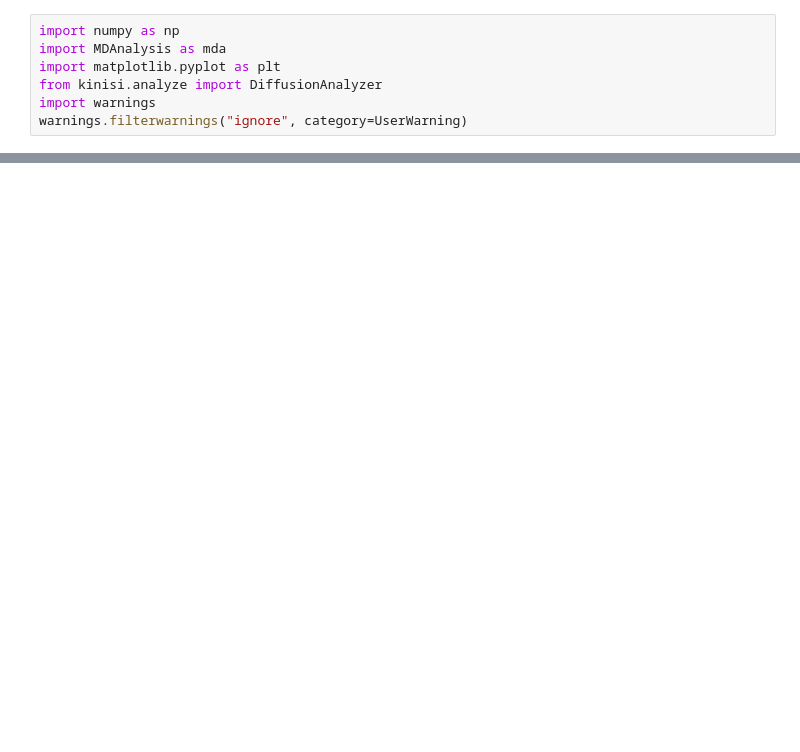
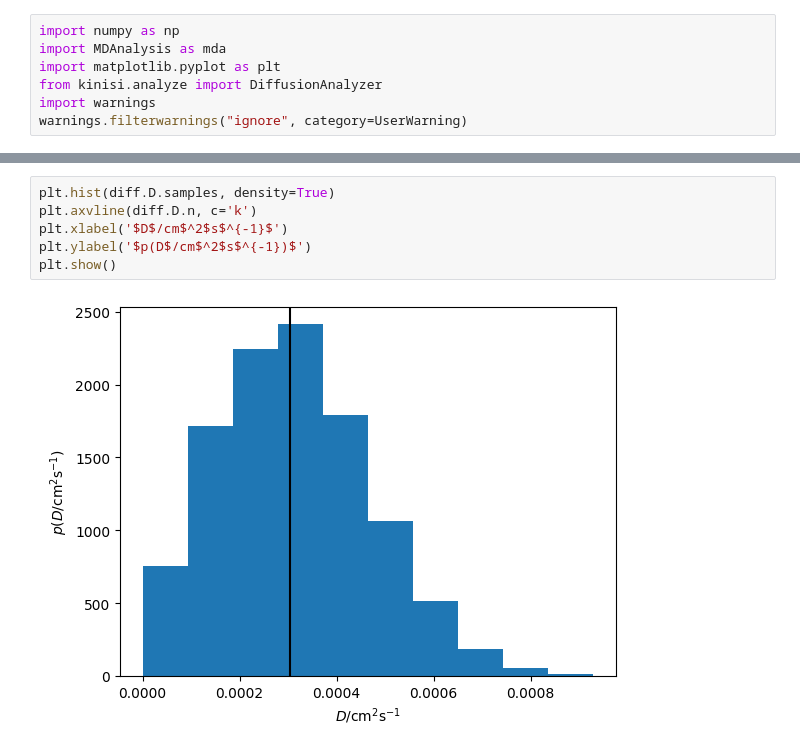
Before and after one commit to bjmorgan/kinisi, a Jupyter notebook: docs/source/mda_COG.ipynb, the cells around one changed output, grey strips where cells are left out. Cells and saved outputs as stored; diff of their text form; blank space fills up the shorter version.

```diff
--- a/docs/source/mda_COG.ipynb
+++ b/docs/source/mda_COG.ipynb
@@ -27,0 +76,8 @@ p_parms = {'specie':None,
+# %%
+plt.hist(diff.D.samples, density=True)
+plt.axvline(diff.D.n, c='k')
+plt.xlabel('$D$/cm$^2$s$^{-1}$')
+plt.ylabel('$p(D$/cm$^2$s$^{-1})$')
+plt.show()
+# %% [output]
+[figure, added]
```
Also changed, not shown: parts of 12 cells of this notebook, 1 other file.
